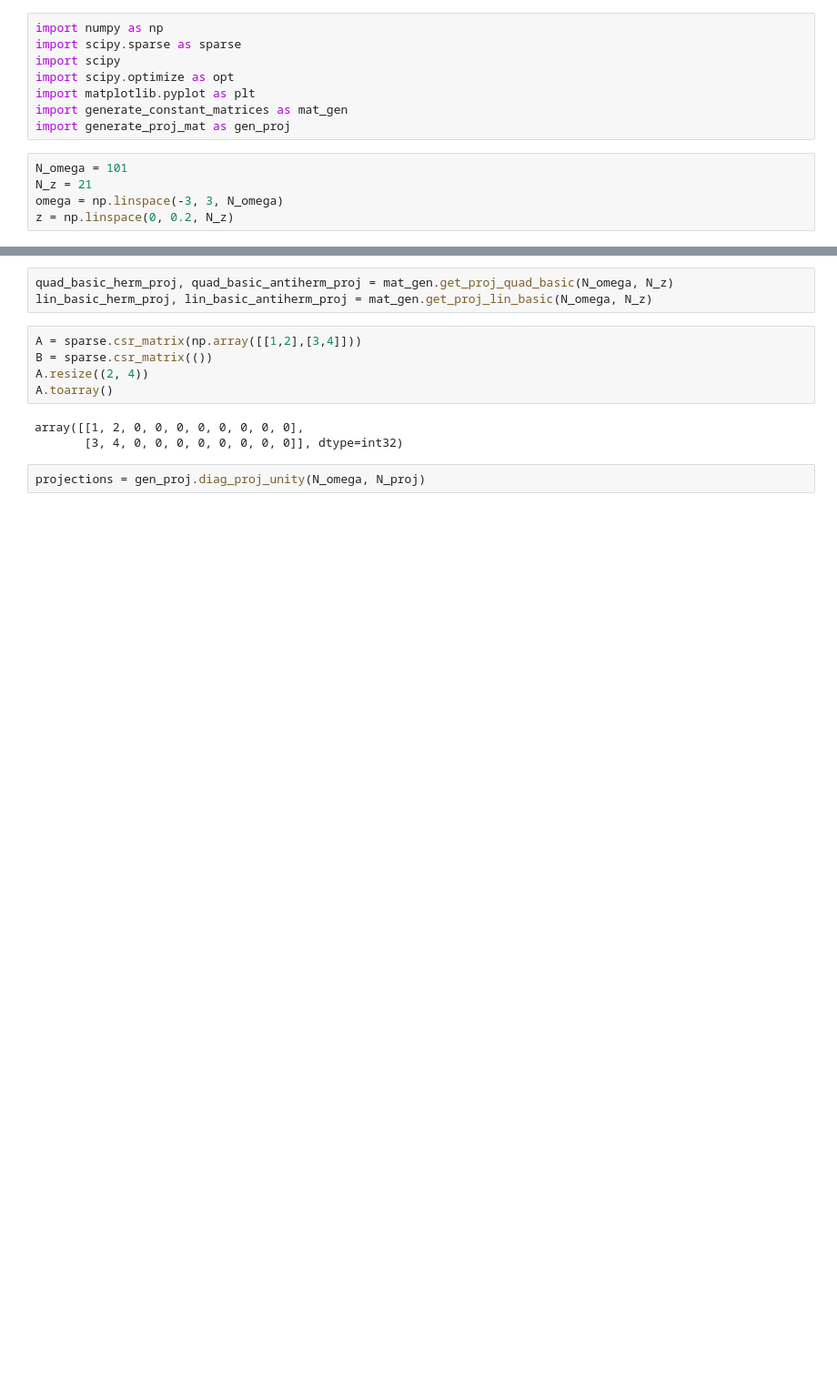
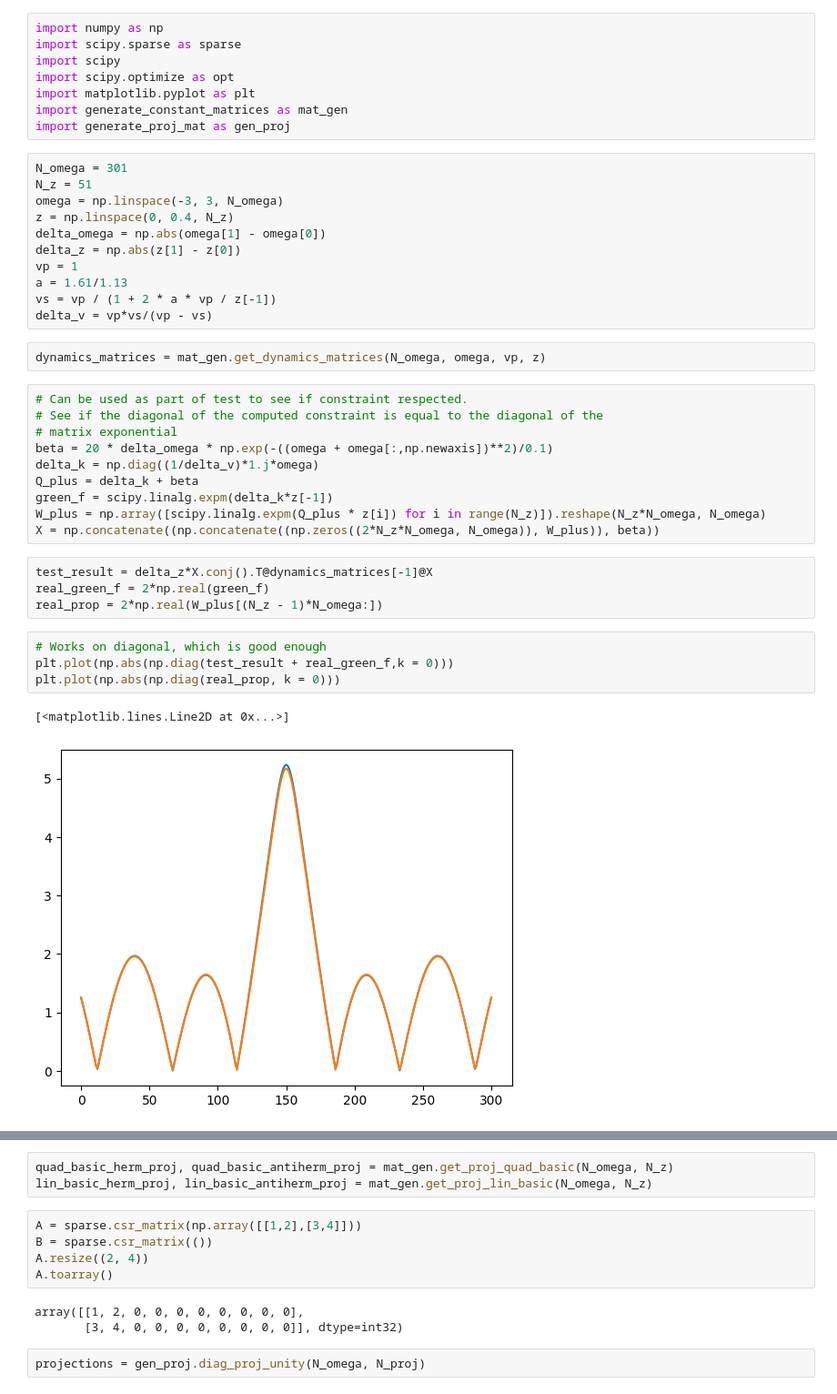
Before and after one commit to polyquantique/optimal_pumps, a Jupyter notebook: dual_eval/test_ground.ipynb, the cells around one changed output, grey strips where cells are left out. Shown at 91% size. Drawn from its saved outputs; the diff is of its cells as text; blank space fills up the shorter version.

Commit message:
some code that can be put into tests

```diff
--- a/dual_eval/test_ground.ipynb
+++ b/dual_eval/test_ground.ipynb
@@ -6,8 +6,37 @@ import scipy.optimize as opt
 import matplotlib.pyplot as plt
 import generate_constant_matrices as mat_gen
 import generate_proj_mat as gen_proj
-# %%
-N_omega = 101
-N_z = 21
-omega = np.linspace(-3, 3, N_omega)
-z = np.linspace(0, 0.2, N_z)
+# %%
+N_omega = 301
+N_z = 51
+omega = np.linspace(-3, 3, N_omega)
+z = np.linspace(0, 0.4, N_z)
+delta_omega = np.abs(omega[1] - omega[0])
+delta_z = np.abs(z[1] - z[0])
+vp = 1
+a = 1.61/1.13
+vs = vp / (1 + 2 * a * vp / z[-1])
+delta_v = vp*vs/(vp - vs)
+# %%
+dynamics_matrices = mat_gen.get_dynamics_matrices(N_omega, omega, vp, z)
+# %%
+# Can be used as part of test to see if constraint respected.
+# See if the diagonal of the computed constraint is equal to the diagonal of the
+# matrix exponential
+beta = 20 * delta_omega * np.exp(-((omega + omega[:,np.newaxis])**2)/0.1)
+delta_k = np.diag((1/delta_v)*1.j*omega)
+Q_plus = delta_k + beta
+green_f = scipy.linalg.expm(delta_k*z[-1])
+W_plus = np.array([scipy.linalg.expm(Q_plus * z[i]) for i in range(N_z)]).reshape(N_z*N_omega, N_omega)
+X = np.concatenate((np.concatenate((np.zeros((2*N_z*N_omega, N_omega)), W_plus)), beta))
+# %%
+test_result = delta_z*X.conj().T@dynamics_matrices[-1]@X
+real_green_f = 2*np.real(green_f)
+real_prop = 2*np.real(W_plus[(N_z - 1)*N_omega:])
+# %%
+# Works on diagonal, which is good enough
+plt.plot(np.abs(np.diag(test_result + real_green_f,k = 0)))
+plt.plot(np.abs(np.diag(real_prop, k = 0)))
+# %% [output]
+[<matplotlib.lines.Line2D at 0x...>]
+[figure, added]
```
Also changed, not shown: parts of 2 cells of this notebook.
